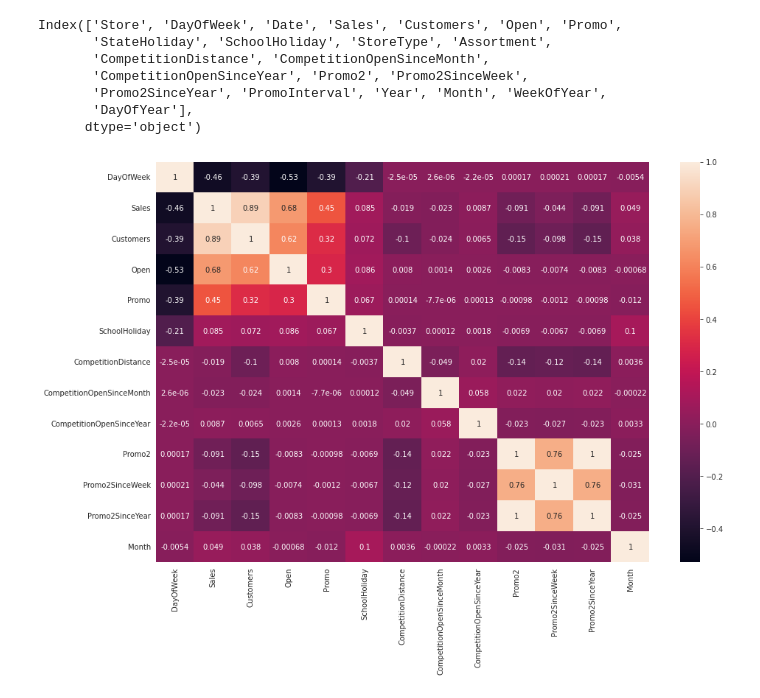
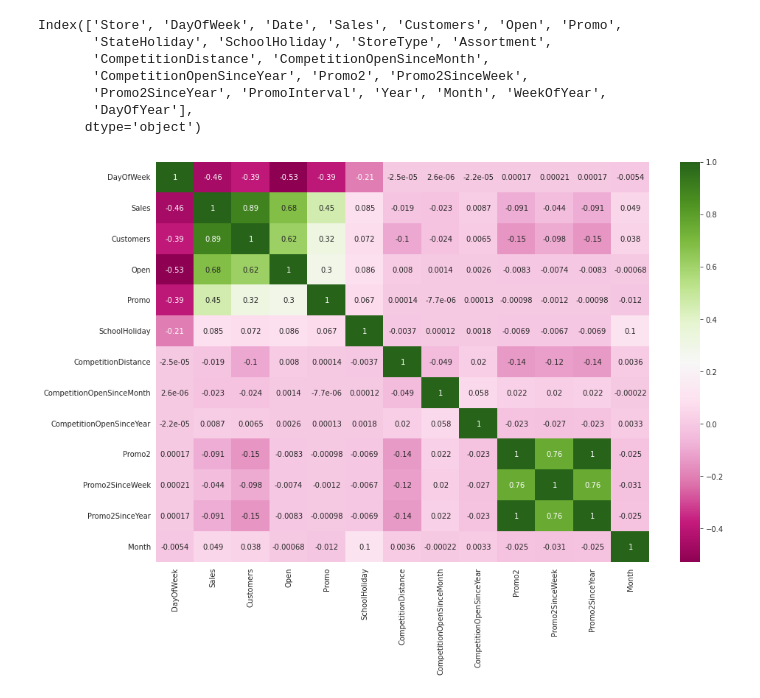
Before and after one commit to Bprs68/Rossmann-Sales-Prediction-, a Jupyter notebook: Rossmann_Sales_Prediction_Capstone_Project.ipynb, the cells around one changed output. Saved outputs shown, nothing was run; the diff lists cells and outputs as text; code cells hidden in the pictures.

```diff
--- a/Rossmann_Sales_Prediction_Capstone_Project.ipynb
+++ b/Rossmann_Sales_Prediction_Capstone_Project.ipynb
@@ -565,6 +565,6 @@ Index(['Store', 'DayOfWeek', 'Date', 'Sales', 'Customers', 'Open', 'Promo',
 df_corr = df.drop(columns=['Store', 'Date', 'Year', 'WeekOfYear', 'DayOfYear'], axis=1)
 # %%
 plt.figure(figsize=(15,10))
-ax = sns.heatmap(df_corr.corr(), annot=True)
+ax = sns.heatmap(df_corr.corr(),cmap="PiYG", annot=True)
 # %% [output]
-[figure, old version]
+[figure, new version]
```
Also changed, not shown: parts of 7 cells of this notebook.
